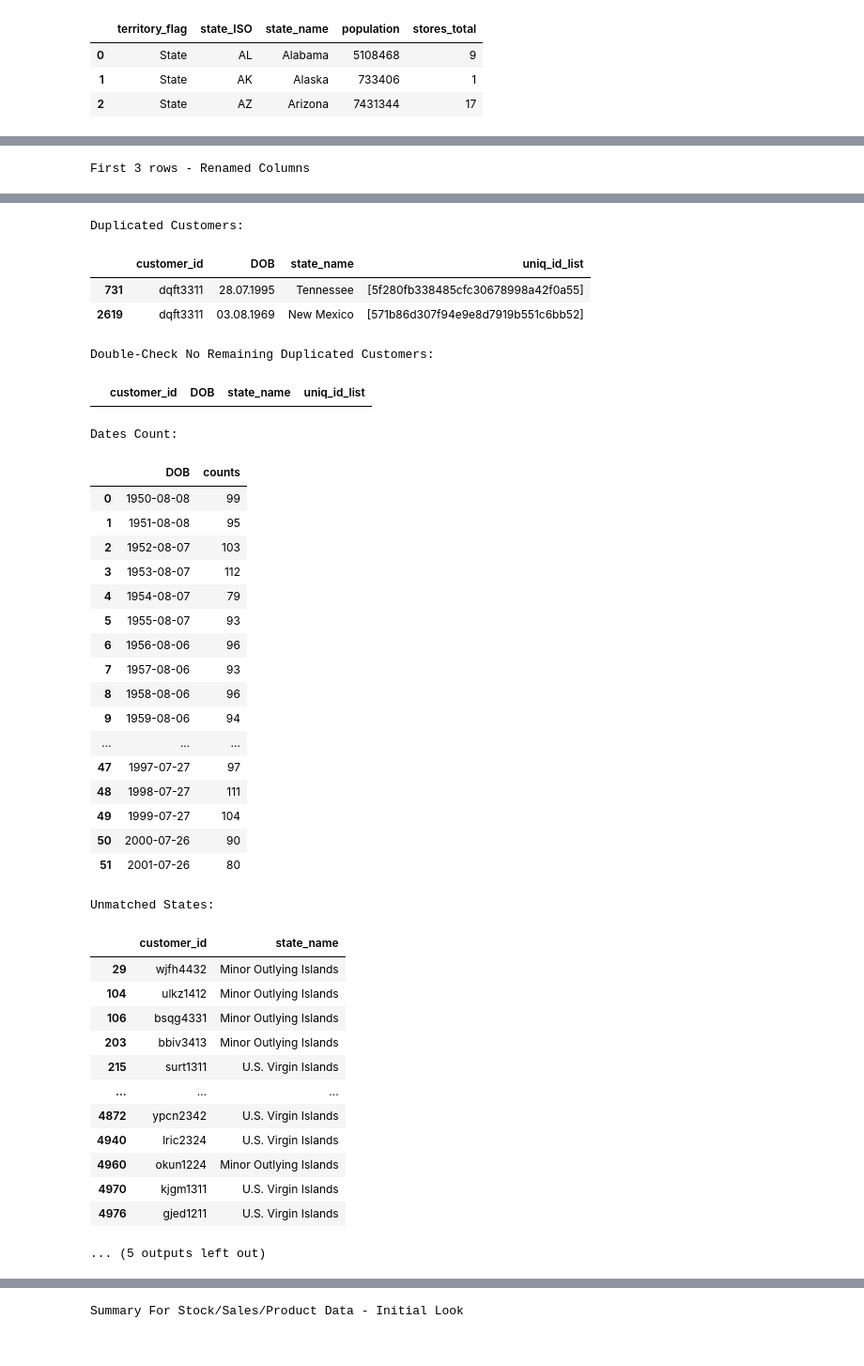
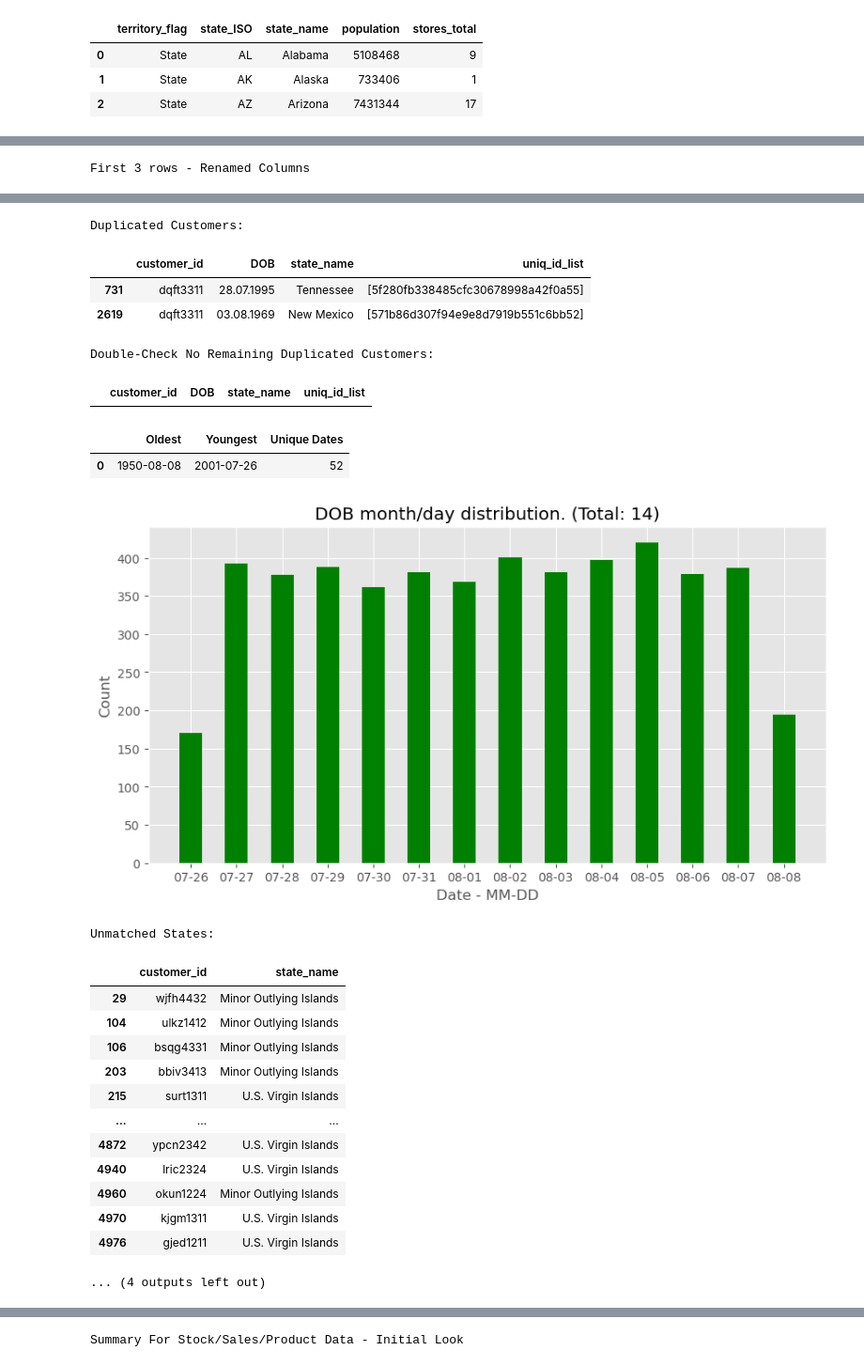
Before and after one commit to StuartG24/Retail_Data_Analysis, a Jupyter notebook: Report_Draft_PrepA_v5.ipynb, the cells around one changed output, grey strips where cells are left out. Shown: that part at 94% size. Saved outputs shown, nothing was run; the diff lists cells and outputs as text; code cells hidden in the pictures.

Commit message:
Tidy up data prep

```diff
--- a/Report_Draft_PrepA_v5.ipynb
+++ b/Report_Draft_PrepA_v5.ipynb
@@ -345,11 +342,20 @@ display(duplicated)
 
 # DOB convert to date format and examine the dates used
 customers_df['DOB'] = pd.to_datetime(customers_df['DOB'], dayfirst=True, errors='coerce')
-dates = customers_df.groupby('DOB').size().reset_index(name='counts')
-print(f'Dates Count:')
-display(dates)
-# Drop the date as looks artificially generated and so of no real use in later analysis
-# customers_df = customers_df.drop('DOB', axis=1)
+dates_grouped = customers_df.groupby('DOB').size().reset_index(name='counts')
+date_range = pd.DataFrame({'Oldest': [dates_grouped['DOB'].min()],
+                           'Youngest': [dates_grouped['DOB'].max()],
+                           'Unique Dates': [len(dates_grouped)]})
+display(date_range)
+
+# Remove year to examine the day / month distribution & plot this
+converted_dates = customers_df['DOB'].dt.strftime('%m-%d').reset_index().groupby('DOB').size()
+fig, ax = plt.subplots(figsize =(10, 5))
+ax.set_title(f'DOB month/day distribution. (Total: {len(converted_dates)})')
+ax.set_xlabel('Date - MM-DD')
+ax.set_ylabel('Count')
+bars = ax.bar(converted_dates.index, converted_dates, color='green', width=0.5)
+plt.show()
 
 # States validation - lookup ISO codes, add to customer data and check for invalid matches
 customers_df['state_ISO'] = customers_df['state_name'].apply(lambda x: get_state(x)['state_ISO'] if get_state(x) is not None else None)
@@ -369,71 +375,53 @@ display(unmatched_states[['customer_id', 'state_name']])
 
 # Drop the state name, rely on the ISO code and states lookup
 if len(unmatched_states) != 0:
     raise Exception(f'Cannot match: {len(unmatched_states)} states')
 customers_df = customers_df.drop('state_name', axis=1)
 
-# Visual check on state details
+# Visual check on state details - PRint not included in report due to size
 states = customers_df.groupby('state_ISO').size().reset_index(name='counts')
 print(f'Customers by State:')
-display(states)
-
-# Reviewed validate
-# TODO: x-check these to sales activity and to reviews to make sure consistent
+#display(states)
 
 # Tidy up
 del duplicates_flag, duplicated, dup_count, new_id, row
-del dates
+del dates_grouped, converted_dates, date_range
 del unmatched_states, states
 # %% [output]
 Summary for customers
 |  | Count | Missing | Empty | Unique | Type | String | Int | Float | List |
 | customer_id | 5000 | 0 | 0 | 4999 | object | 5000 | 0 | 0 | 0 |
 | DOB | 5000 | 0 | 0 | 52 | object | 5000 | 0 | 0 | 0 |
 | state_name | 5000 | 0 | 0 | 57 | object | 5000 | 0 | 0 | 0 |
 | uniq_id_list | 5000 | 0 | 0 | 4030 | object | 0 | 0 | 0 | 5000 |
 First 3 rows - Renamed Columns
 |  | customer_id | DOB | state_name | uniq_id_list |
 | 0 | bkpn1412 | 31.07.1983 | Oregon | [cea76118f6a9110a893de2b7654319c0] |
 | 1 | gqjs4414 | 27.07.1998 | Massachusetts | [fa04fe6c0dd5189f54fe600838da43d3] |
 | 2 | eehe1434 | 08.08.1950 | Idaho | [] |
 Duplicated Customers:
 |  | customer_id | DOB | state_name | uniq_id_list |
 | 731 | dqft3311 | 28.07.1995 | Tennessee | [5f280fb338485cfc30678998a42f0a55] |
 | 2619 | dqft3311 | 03.08.1969 | New Mexico | [571b86d307f94e9e8d7919b551c6bb52] |
 Double-Check No Remaining Duplicated Customers:
 |  | customer_id | DOB | state_name | uniq_id_list |
+|  | Oldest | Youngest | Unique Dates |
+| 0 | 1950-08-08 | 2001-07-26 | 52 |
+[figure, added]
-Dates Count:
+Unmatched States:
-|  | DOB | counts |
-| 0 | 1950-08-08 | 99 |
-| 1 | 1951-08-08 | 95 |
-| 2 | 1952-08-07 | 103 |
-| 3 | 1953-08-07 | 112 |
-| 4 | 1954-08-07 | 79 |
-| 5 | 1955-08-07 | 93 |
-| 6 | 1956-08-06 | 96 |
-| 7 | 1957-08-06 | 93 |
-| 8 | 1958-08-06 | 96 |
-| 9 | 1959-08-06 | 94 |
-| ... | ... | ... |
-| 47 | 1997-07-27 | 97 |
-| 48 | 1998-07-27 | 111 |
-| 49 | 1999-07-27 | 104 |
-| 50 | 2000-07-26 | 90 |
-| 51 | 2001-07-26 | 80 |
+|  | customer_id | state_name |
+| 29 | wjfh4432 | Minor Outlying Islands |
+| 104 | ulkz1412 | Minor Outlying Islands |
+| 106 | bsqg4331 | Minor Outlying Islands |
+| 203 | bbiv3413 | Minor Outlying Islands |
+| 215 | surt1311 | U.S. Virgin Islands |
+| ... | ... | ... |
+| 4872 | ypcn2342 | U.S. Virgin Islands |
+| 4940 | lric2324 | U.S. Virgin Islands |
+| 4960 | okun1224 | Minor Outlying Islands |
+| 4970 | kjgm1311 | U.S. Virgin Islands |
+| 4976 | gjed1211 | U.S. Virgin Islands |
-Unmatched States:
+... (4 outputs left out)
-|  | customer_id | state_name |
-| 29 | wjfh4432 | Minor Outlying Islands |
-| 104 | ulkz1412 | Minor Outlying Islands |
-| 106 | bsqg4331 | Minor Outlying Islands |
-| 203 | bbiv3413 | Minor Outlying Islands |
-| 215 | surt1311 | U.S. Virgin Islands |
-| ... | ... | ... |
-| 4872 | ypcn2342 | U.S. Virgin Islands |
-| 4940 | lric2324 | U.S. Virgin Islands |
-| 4960 | okun1224 | Minor Outlying Islands |
-| 4970 | kjgm1311 | U.S. Virgin Islands |
-| 4976 | gjed1211 | U.S. Virgin Islands |
-... (5 outputs left out)
 # %% [markdown]
 ### Stock Details
 
```
Also changed, not shown: parts of 13 cells of this notebook, 3 other files.
